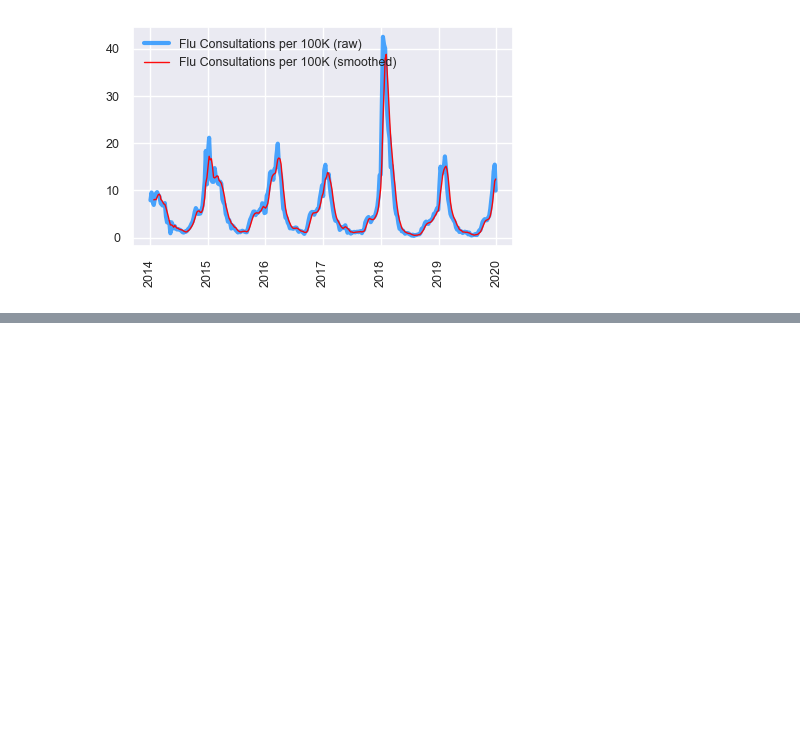
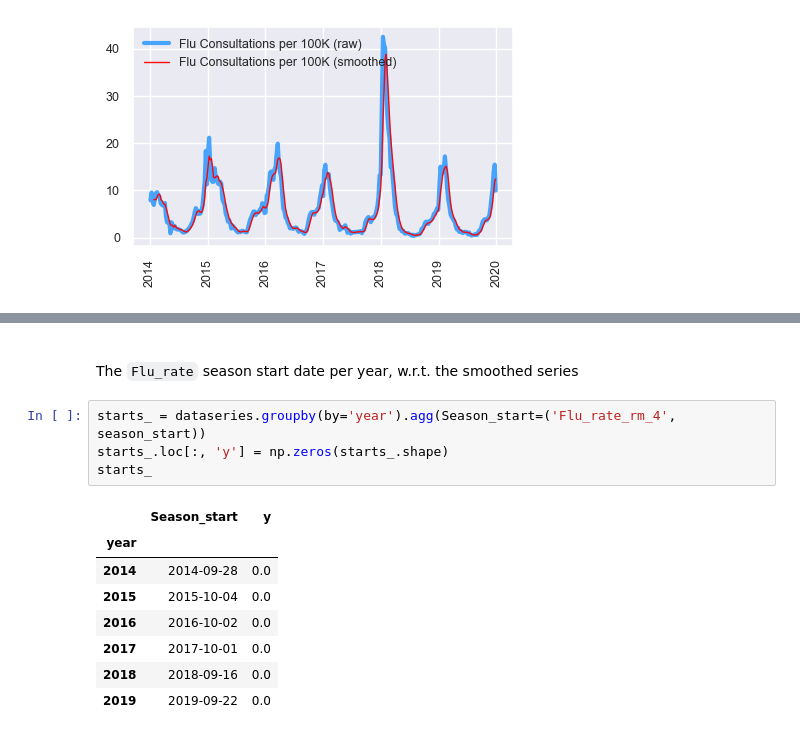
Before and after one commit to premodelling/practitioners, a Jupyter notebook: notebooks/practitioners.ipynb, the cells around one changed output, grey strips where cells are left out. Drawn from its saved outputs; the diff is of its cells as text; blank space fills up the shorter version.

```diff
--- a/notebooks/practitioners.ipynb
+++ b/notebooks/practitioners.ipynb
@@ -630,0 +666,17 @@ handle.legend(loc='upper left', fontsize='small');
+# %% [markdown]
+<br>
+
+The `Flu_rate` season start date per year, w.r.t. the smoothed series
+# %%
+starts_ = dataseries.groupby(by='year').agg(Season_start=('Flu_rate_rm_4', season_start))
+starts_.loc[:, 'y'] = np.zeros(starts_.shape)
+starts_
+# %% [output]
+|  | Season_start | y |
+| year |  |  |
+| 2014 | 2014-09-28 | 0.0 |
+| 2015 | 2015-10-04 | 0.0 |
+| 2016 | 2016-10-02 | 0.0 |
+| 2017 | 2017-10-01 | 0.0 |
+| 2018 | 2018-09-16 | 0.0 |
+| 2019 | 2019-09-22 | 0.0 |
```
Also changed, not shown: parts of 12 cells of this notebook.
